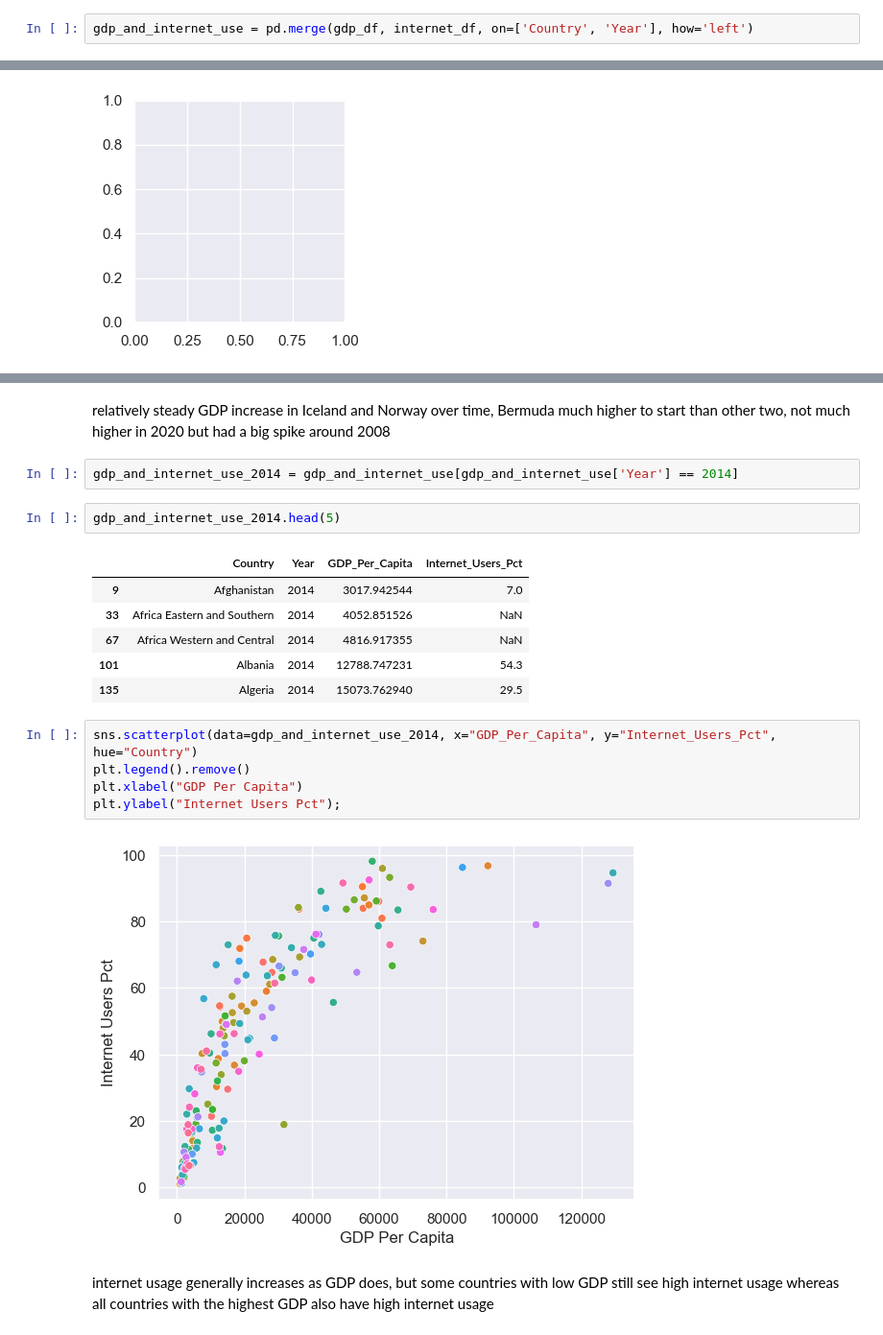
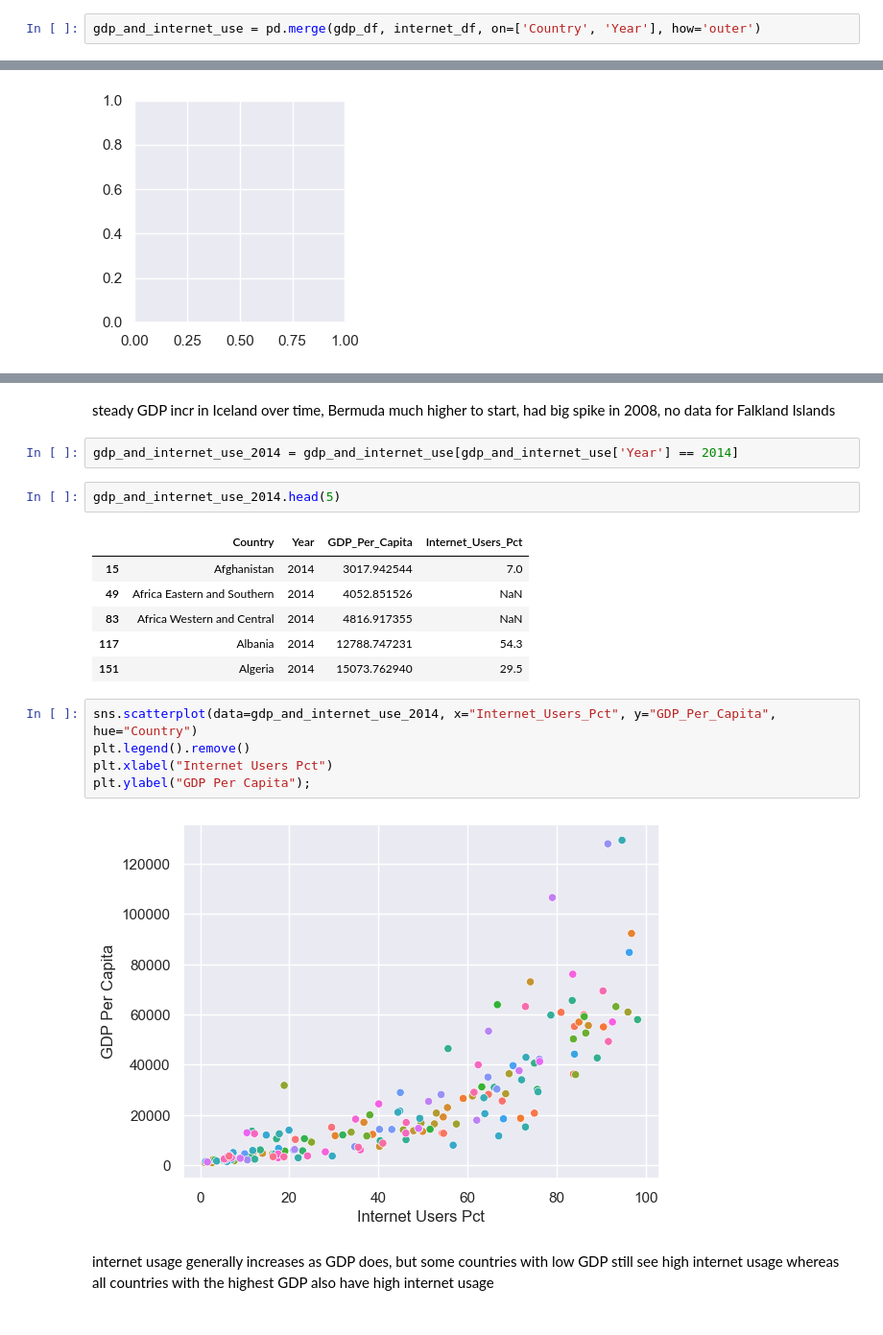
Before and after one commit to NewForce-Cohort-11-Data/gdp-and-internet-usage-MHow682, a Jupyter notebook: UN_project_MH.ipynb, the cells around one changed output, grey strips where cells are left out. Shown at 96% size. Cells and saved outputs as stored; diff of their text form.

```diff
--- a/UN_project_MH.ipynb
+++ b/UN_project_MH.ipynb
@@ -435,5 +432,5 @@ Number of countries with internet users < 5% in 2014: 10
 # %%
-gdp_and_internet_use = pd.merge(gdp_df, internet_df, on=['Country', 'Year'], how='left')
+gdp_and_internet_use = pd.merge(gdp_df, internet_df, on=['Country', 'Year'], how='outer')
 # %%
 gdp_and_internet_use.head(5)
 # %% [output]
@@ -510,23 +514,23 @@ g.map_dataframe(sns.lineplot, x="Year", y="GDP_Per_Capita");
-# %% [markdown]
-relatively steady GDP increase in Iceland and Norway over time, Bermuda much higher to start than other two, not much higher in 2020 but had a big spike around 2008
+# %% [markdown]
+steady GDP incr in Iceland over time, Bermuda much higher to start, had big spike in 2008, no data for Falkland Islands
 # %%
 gdp_and_internet_use_2014 = gdp_and_internet_use[gdp_and_internet_use['Year'] == 2014]
 # %%
 gdp_and_internet_use_2014.head(5)
 # %% [output]
 |  | Country | Year | GDP_Per_Capita | Internet_Users_Pct |
-| 9 | Afghanistan | 2014 | 3017.942544 | 7.0 |
-| 33 | Africa Eastern and Southern | 2014 | 4052.851526 | NaN |
-| 67 | Africa Western and Central | 2014 | 4816.917355 | NaN |
-| 101 | Albania | 2014 | 12788.747231 | 54.3 |
-| 135 | Algeria | 2014 | 15073.762940 | 29.5 |
+| 15 | Afghanistan | 2014 | 3017.942544 | 7.0 |
+| 49 | Africa Eastern and Southern | 2014 | 4052.851526 | NaN |
+| 83 | Africa Western and Central | 2014 | 4816.917355 | NaN |
+| 117 | Albania | 2014 | 12788.747231 | 54.3 |
+| 151 | Algeria | 2014 | 15073.762940 | 29.5 |
 # %%
-sns.scatterplot(data=gdp_and_internet_use_2014, x="GDP_Per_Capita", y="Internet_Users_Pct", hue="Country")
+sns.scatterplot(data=gdp_and_internet_use_2014, x="Internet_Users_Pct", y="GDP_Per_Capita", hue="Country")
 plt.legend().remove()
-plt.xlabel("GDP Per Capita")
-plt.ylabel("Internet Users Pct");
+plt.xlabel("Internet Users Pct")
+plt.ylabel("GDP Per Capita");
 # %% [output]
-[figure, old version]
+[figure, new version]
 # %% [markdown]
 internet usage generally increases as GDP does, but some countries with low GDP still see high internet usage whereas all countries with the highest GDP also have high internet usage
 # %%
```
Also changed, not shown: parts of 28 cells of this notebook.
